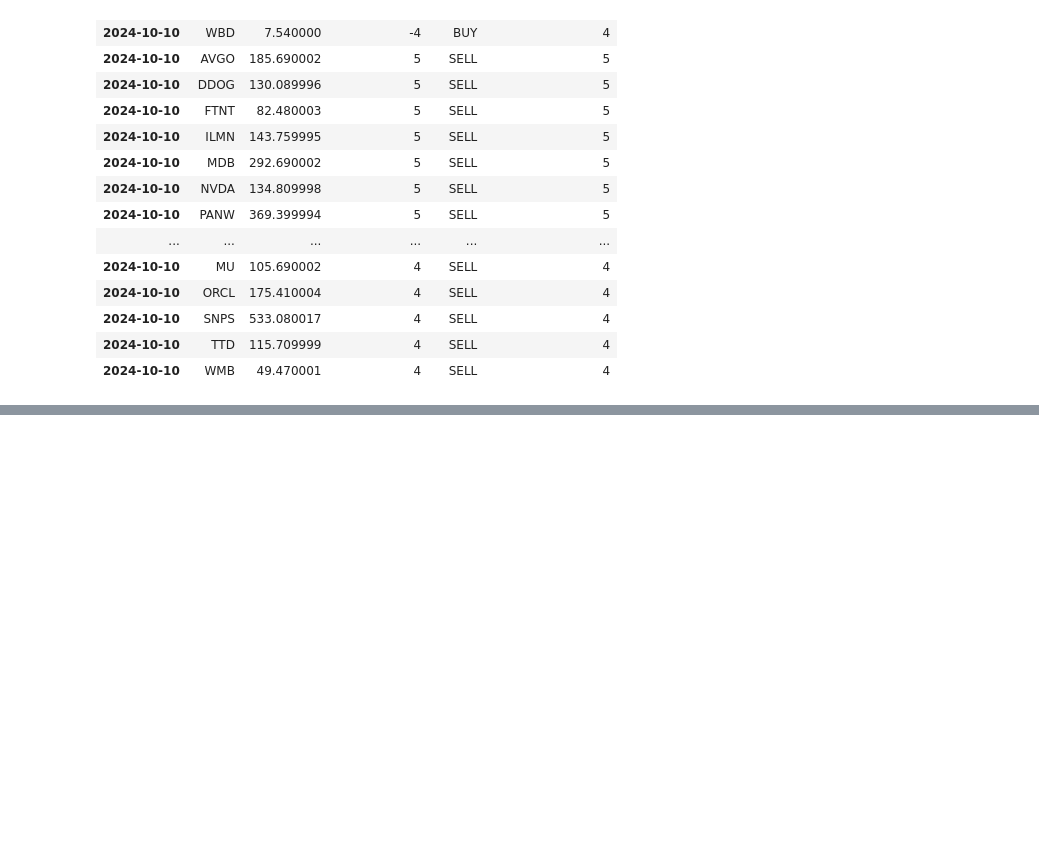
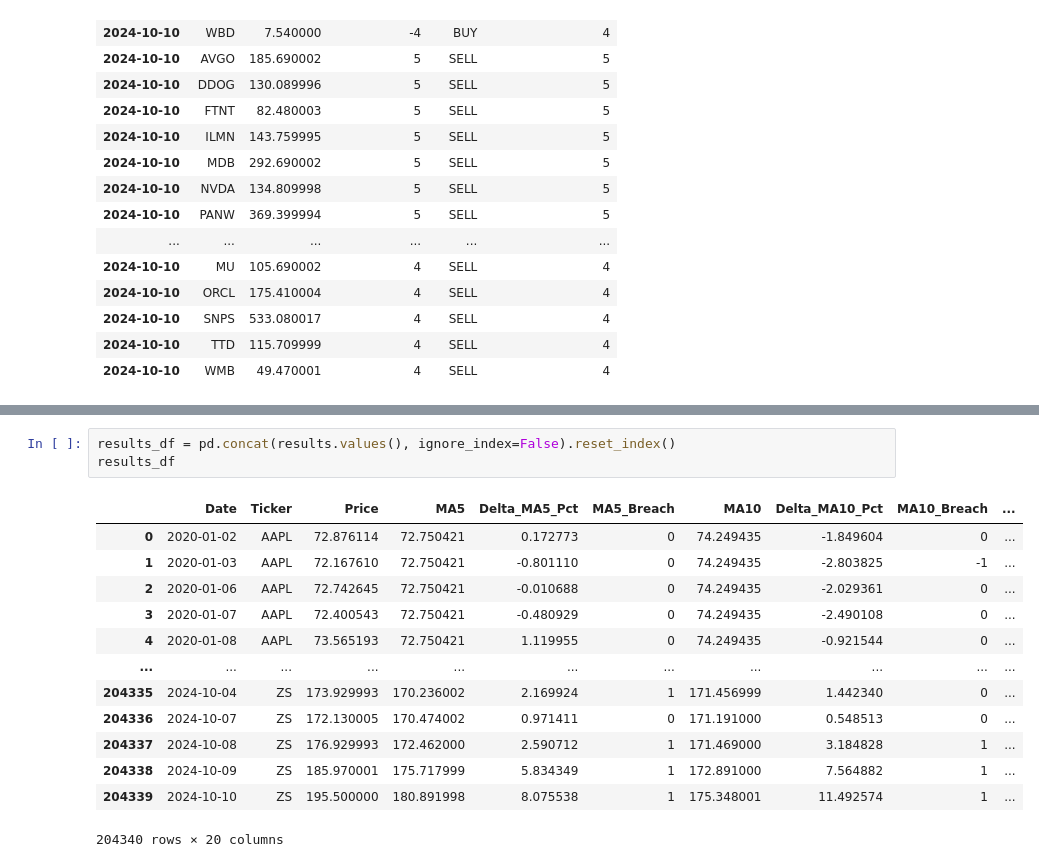
Before and after one commit to VirenPS/virenps.github.io, a Jupyter notebook: Dashboard/moving_avg_combined.ipynb, the cells around one changed output, grey strips where cells are left out. Saved outputs shown, nothing was run; the diff lists cells and outputs as text; blank space fills up the shorter version.

```diff
--- a/Dashboard/moving_avg_combined.ipynb
+++ b/Dashboard/moving_avg_combined.ipynb
@@ -278,0 +289,17 @@ final_results.sort_values(["Signal", "Total_Breach_ABS"], ascending=[True, False
+# %%
+results_df = pd.concat(results.values(), ignore_index=False).reset_index()
+results_df
+# %% [output]
+|  | Date | Ticker | Price | MA5 | Delta_MA5_Pct | MA5_Breach | MA10 | Delta_MA10_Pct | MA10_Breach | ... |
+| 0 | 2020-01-02 | AAPL | 72.876114 | 72.750421 | 0.172773 | 0 | 74.249435 | -1.849604 | 0 | ... |
+| 1 | 2020-01-03 | AAPL | 72.167610 | 72.750421 | -0.801110 | 0 | 74.249435 | -2.803825 | -1 | ... |
+| 2 | 2020-01-06 | AAPL | 72.742645 | 72.750421 | -0.010688 | 0 | 74.249435 | -2.029361 | 0 | ... |
+| 3 | 2020-01-07 | AAPL | 72.400543 | 72.750421 | -0.480929 | 0 | 74.249435 | -2.490108 | 0 | ... |
+| 4 | 2020-01-08 | AAPL | 73.565193 | 72.750421 | 1.119955 | 0 | 74.249435 | -0.921544 | 0 | ... |
+| ... | ... | ... | ... | ... | ... | ... | ... | ... | ... | ... |
+| 204335 | 2024-10-04 | ZS | 173.929993 | 170.236002 | 2.169924 | 1 | 171.456999 | 1.442340 | 0 | ... |
+| 204336 | 2024-10-07 | ZS | 172.130005 | 170.474002 | 0.971411 | 0 | 171.191000 | 0.548513 | 0 | ... |
+| 204337 | 2024-10-08 | ZS | 176.929993 | 172.462000 | 2.590712 | 1 | 171.469000 | 3.184828 | 1 | ... |
+| 204338 | 2024-10-09 | ZS | 185.970001 | 175.717999 | 5.834349 | 1 | 172.891000 | 7.564882 | 1 | ... |
+| 204339 | 2024-10-10 | ZS | 195.500000 | 180.891998 | 8.075538 | 1 | 175.348001 | 11.492574 | 1 | ... |
+204340 rows × 20 columns
```
Also changed, not shown: parts of 17 cells of this notebook, 6 other files.
